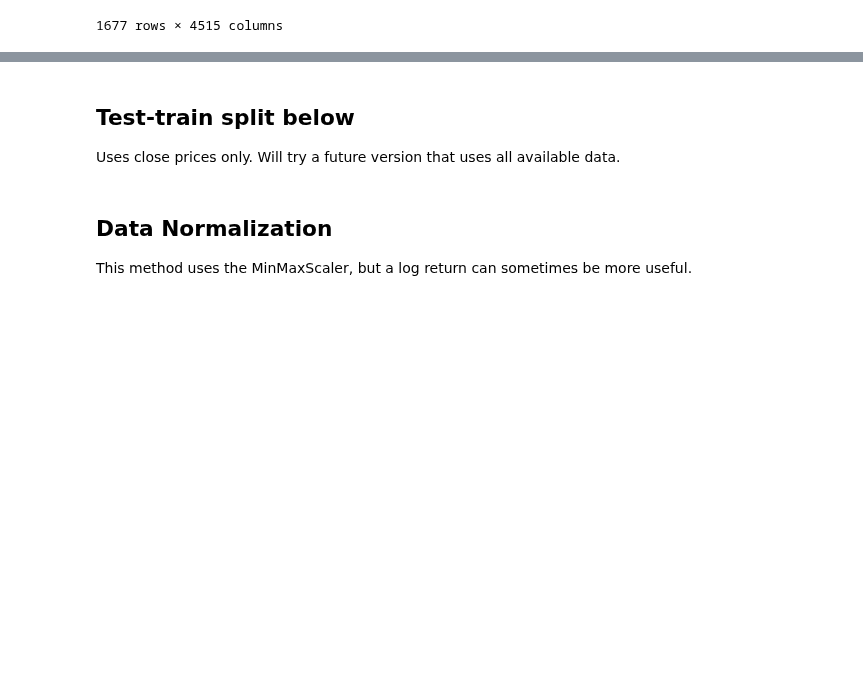
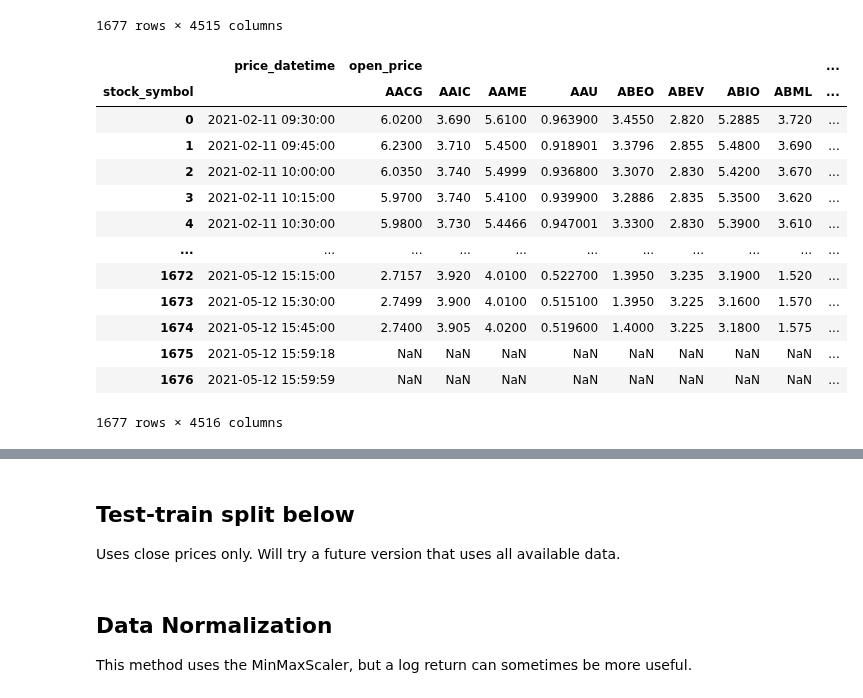
Before and after one commit to jmacdonald2010/stock-prediction, a Jupyter notebook: mlTests02_multipleTickers.ipynb, the cells around one changed output, grey strips where cells are left out. Drawn from its saved outputs; the diff is of its cells as text; code cells hidden in the pictures; blank space fills up the shorter version.

```diff
--- a/mlTests02_multipleTickers.ipynb
+++ b/mlTests02_multipleTickers.ipynb
@@ -65,3 +65,22 @@ df
 | 2021-05-12 15:59:18 | NaN | NaN | NaN | NaN | NaN | NaN | NaN | NaN | NaN | NaN | ... |
 | 2021-05-12 15:59:59 | NaN | NaN | NaN | NaN | NaN | NaN | NaN | NaN | NaN | NaN | ... |
 1677 rows × 4515 columns
+# %%
+df = df.reset_index()
+# %%
+df
+# %% [output]
+|  | price_datetime | open_price |  |  |  |  |  |  |  | ... |
+| stock_symbol |  | AACG | AAIC | AAME | AAU | ABEO | ABEV | ABIO | ABML | ... |
+| 0 | 2021-02-11 09:30:00 | 6.0200 | 3.690 | 5.6100 | 0.963900 | 3.4550 | 2.820 | 5.2885 | 3.720 | ... |
+| 1 | 2021-02-11 09:45:00 | 6.2300 | 3.710 | 5.4500 | 0.918901 | 3.3796 | 2.855 | 5.4800 | 3.690 | ... |
+| 2 | 2021-02-11 10:00:00 | 6.0350 | 3.740 | 5.4999 | 0.936800 | 3.3070 | 2.830 | 5.4200 | 3.670 | ... |
+| 3 | 2021-02-11 10:15:00 | 5.9700 | 3.740 | 5.4100 | 0.939900 | 3.2886 | 2.835 | 5.3500 | 3.620 | ... |
+| 4 | 2021-02-11 10:30:00 | 5.9800 | 3.730 | 5.4466 | 0.947001 | 3.3300 | 2.830 | 5.3900 | 3.610 | ... |
+| ... | ... | ... | ... | ... | ... | ... | ... | ... | ... | ... |
+| 1672 | 2021-05-12 15:15:00 | 2.7157 | 3.920 | 4.0100 | 0.522700 | 1.3950 | 3.235 | 3.1900 | 1.520 | ... |
+| 1673 | 2021-05-12 15:30:00 | 2.7499 | 3.900 | 4.0100 | 0.515100 | 1.3950 | 3.225 | 3.1600 | 1.570 | ... |
+| 1674 | 2021-05-12 15:45:00 | 2.7400 | 3.905 | 4.0200 | 0.519600 | 1.4000 | 3.225 | 3.1800 | 1.575 | ... |
+| 1675 | 2021-05-12 15:59:18 | NaN | NaN | NaN | NaN | NaN | NaN | NaN | NaN | ... |
+| 1676 | 2021-05-12 15:59:59 | NaN | NaN | NaN | NaN | NaN | NaN | NaN | NaN | ... |
+1677 rows × 4516 columns
```
Also changed, not shown: parts of 4 cells of this notebook, 1 other file.
